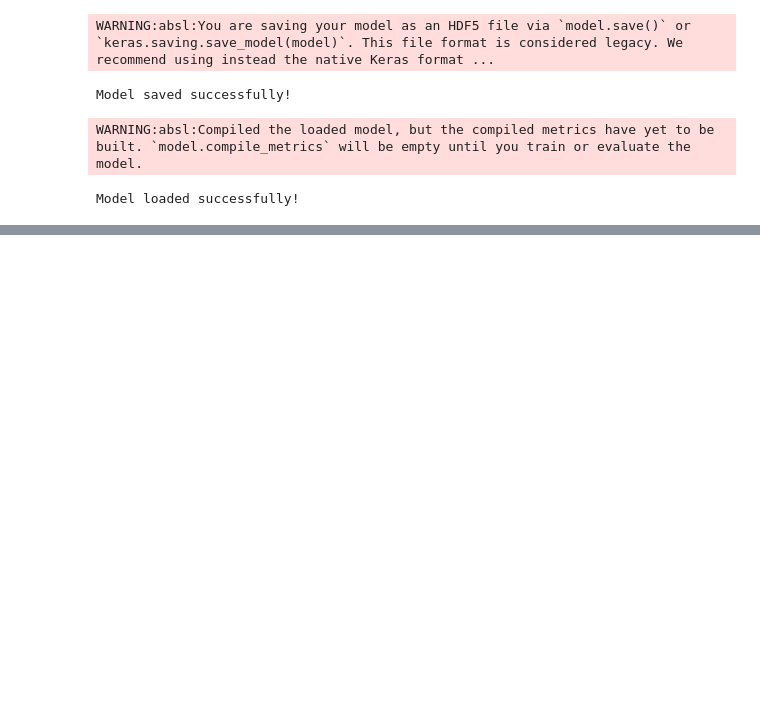
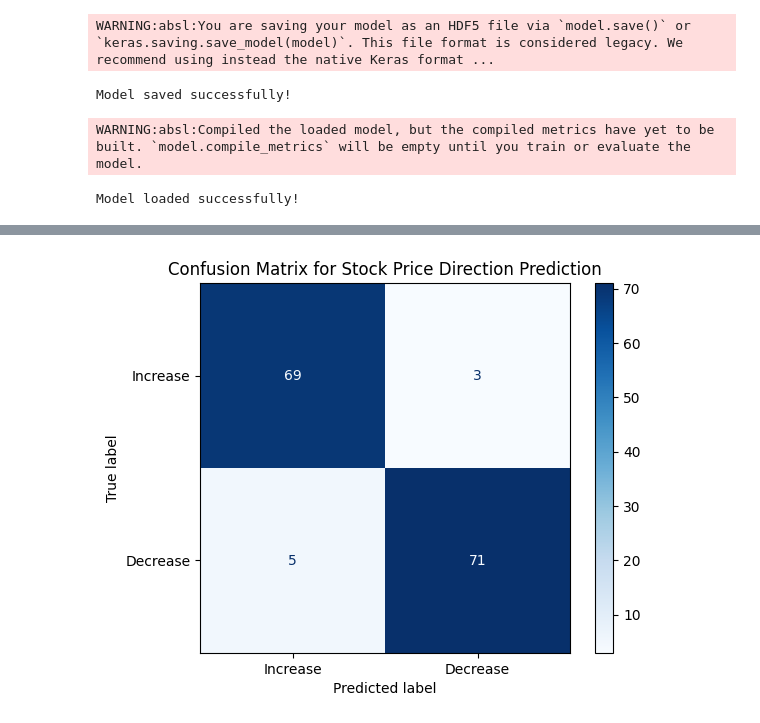
Before and after one commit to MRR20/MINI_project, a Jupyter notebook: main_2.ipynb, the cells around one changed output, grey strips where cells are left out. Saved outputs shown, nothing was run; the diff lists cells and outputs as text; code cells hidden in the pictures; blank space fills up the shorter version.

```diff
--- a/main_2.ipynb
+++ b/main_2.ipynb
@@ -258,0 +260,19 @@ Predicted stock price for AAPL for the next day: $239.65
+# %%
+from sklearn.metrics import confusion_matrix, ConfusionMatrixDisplay
+
+# Define the true labels based on actual price changes
+y_test_binary = np.diff(np.concatenate([[y_test[0]], y_test])) > 0  # True if stock price increased
+
+# Define the predicted labels based on predicted price changes
+predicted_test_binary = np.diff(np.concatenate([[y_test[0]], test_predictions.flatten()])) > 0
+
+# Compute the confusion matrix
+cm = confusion_matrix(y_test_binary, predicted_test_binary, labels=[True, False])
+
+# Display the confusion matrix
+disp = ConfusionMatrixDisplay(confusion_matrix=cm, display_labels=["Increase", "Decrease"])
+disp.plot(cmap=plt.cm.Blues)
+plt.title('Confusion Matrix for Stock Price Direction Prediction')
+plt.show()
+# %% [output]
+[figure, added]
```
Also changed, not shown: parts of 4 cells of this notebook, 1 other file.
